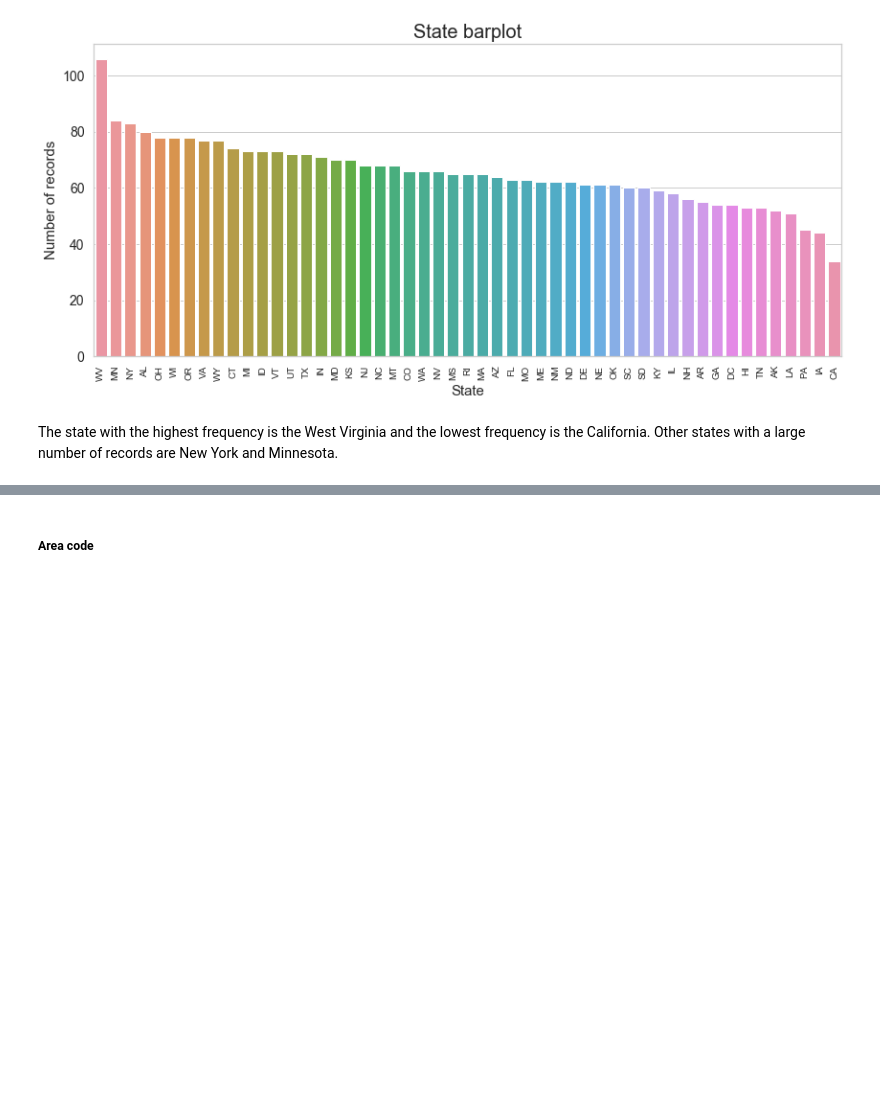
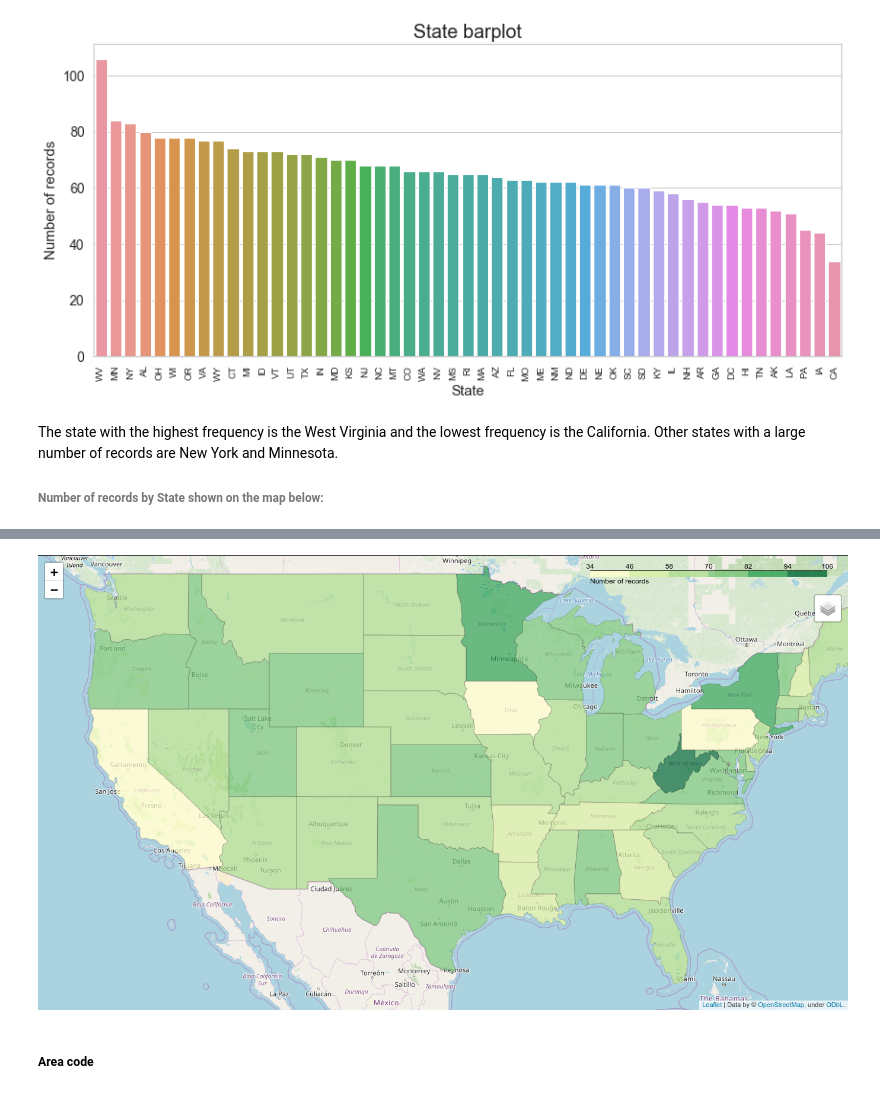
Before and after one commit to naiaraap/Predicting_Customer_Churn_in_Telecommunication_Operators, a Jupyter notebook: Predicting_Customer_Churn_in_Telecom_Operators.ipynb, the cells around one changed output, grey strips where cells are left out. Cells and saved outputs as stored; diff of their text form; code cells hidden in the pictures; blank space fills up the shorter version.

Commit message:
map images

```diff
--- a/Predicting_Customer_Churn_in_Telecom_Operators.ipynb
+++ b/Predicting_Customer_Churn_in_Telecom_Operators.ipynb
@@ -169,7 +167,8 @@ plt.show()
 # %% [output]
 [figure]
 # %% [markdown]
-The state with the highest frequency is the West Virginia and the lowest frequency is the California. Other states with a large number of records are New York and Minnesota.
+The state with the highest frequency is the West Virginia and the lowest frequency is the California. Other states with a large number of records are New York and Minnesota.<br>
+###### Number of records by State shown on the map below:
 # %%
 # Map graph
 # Load the shape of the zone (US states)
@@ -197,7 +196,10 @@ m.choropleth(
 folium.LayerControl().add_to(m)
 
 # Save to html
-# m.save('#292_folium_chloropleth_USA1.html')
+m.save('#registers_by_map.html')
 
 display(m)
+
+# Loading map image
+# Image(filename='records_by_state.png')
 # %% [output]
@@ -205,3 +206,4 @@ display(m)
+[figure, added]
 # %% [markdown]
 ##### Area code
 # %%
```
Also changed, not shown: parts of 4 cells of this notebook.
